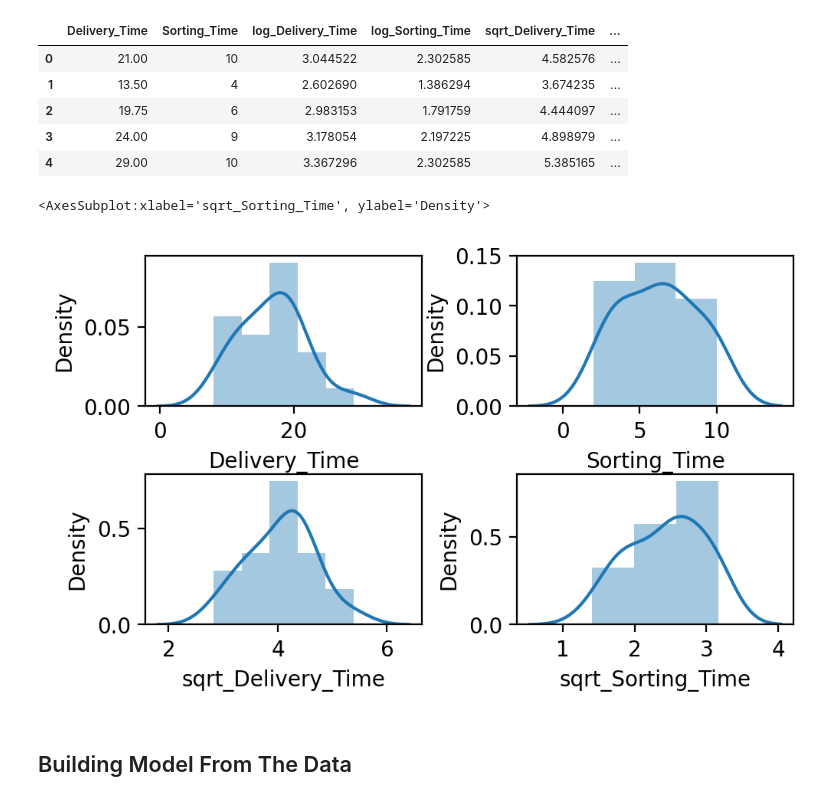
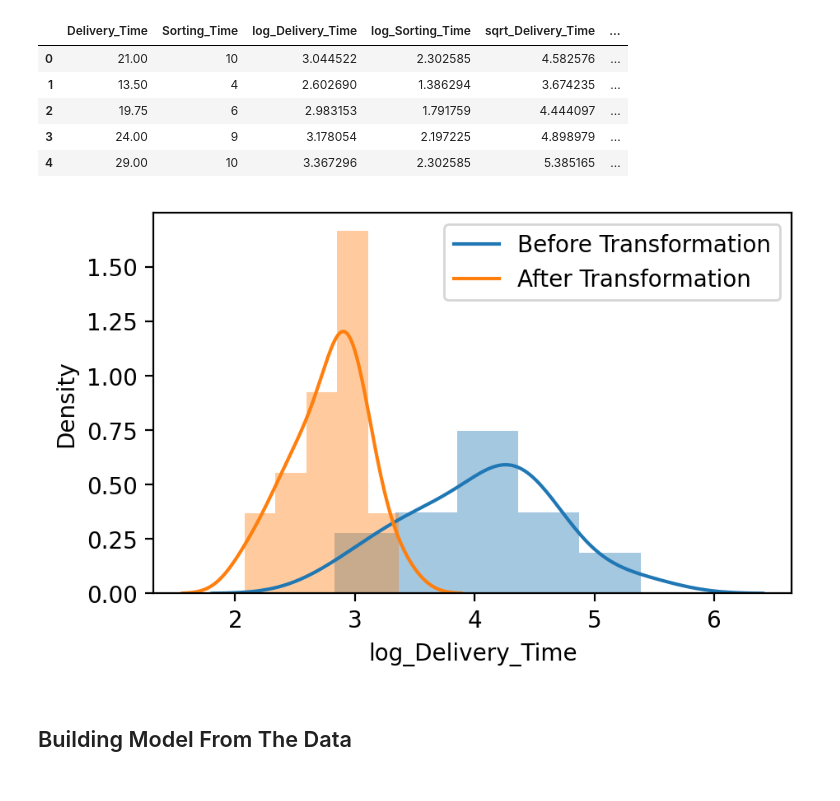
Before and after one commit to kunal-mallick/Data-Science-Assignments, a Jupyter notebook: 04_Simple Linear Regression/Code/Q1.ipynb, the cells around one changed output. Drawn from its saved outputs; the diff is of its cells as text; code cells hidden in the pictures.

```diff
--- a/04_Simple Linear Regression/Code/Q1.ipynb
+++ b/04_Simple Linear Regression/Code/Q1.ipynb
@@ -150,17 +149,14 @@ df.head()
 | 2 | 19.75 | 6 | 2.983153 | 1.791759 | 4.444097 | ... |
 | 3 | 24.00 | 9 | 3.178054 | 2.197225 | 4.898979 | ... |
 | 4 | 29.00 | 10 | 3.367296 | 2.302585 | 5.385165 | ... |
-# %%
-fig, ax = plt.subplots(2,2)
-plt.tight_layout()
-
-sns.distplot(df['Delivery_Time'], ax=ax[0,0])
-sns.distplot(df['Sorting_Time'], ax=ax[0,1])
-sns.distplot(df['sqrt_Delivery_Time'], ax=ax[1,0])
-sns.distplot(df['sqrt_Sorting_Time'], ax=ax[1,1])
-# %% [output]
-<AxesSubplot:xlabel='sqrt_Sorting_Time', ylabel='Density'>
-[figure, removed]
+# %%
+labels = ['Before Transformation','After Transformation']
+sns.distplot(df['sqrt_Delivery_Time'])
+sns.distplot(df['log_Delivery_Time'])
+plt.legend(labels)
+plt.show()
+# %% [output]
+[figure, added]
 # %% [markdown]
 ## Building Model From The Data
 # %% [markdown]
```
Also changed, not shown: parts of 4 cells of this notebook.
